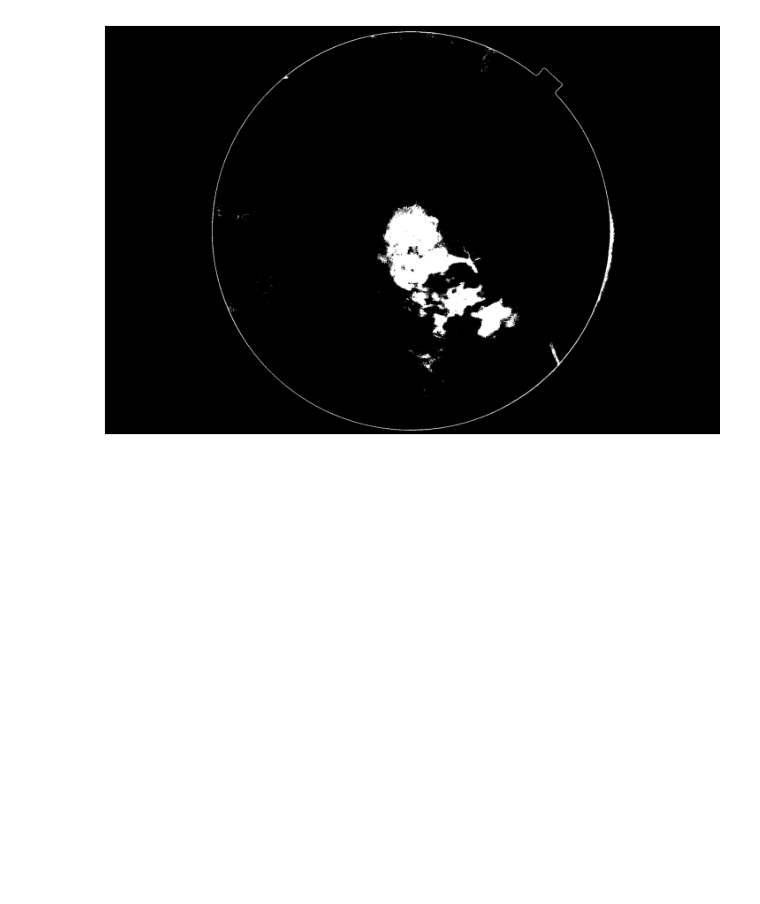
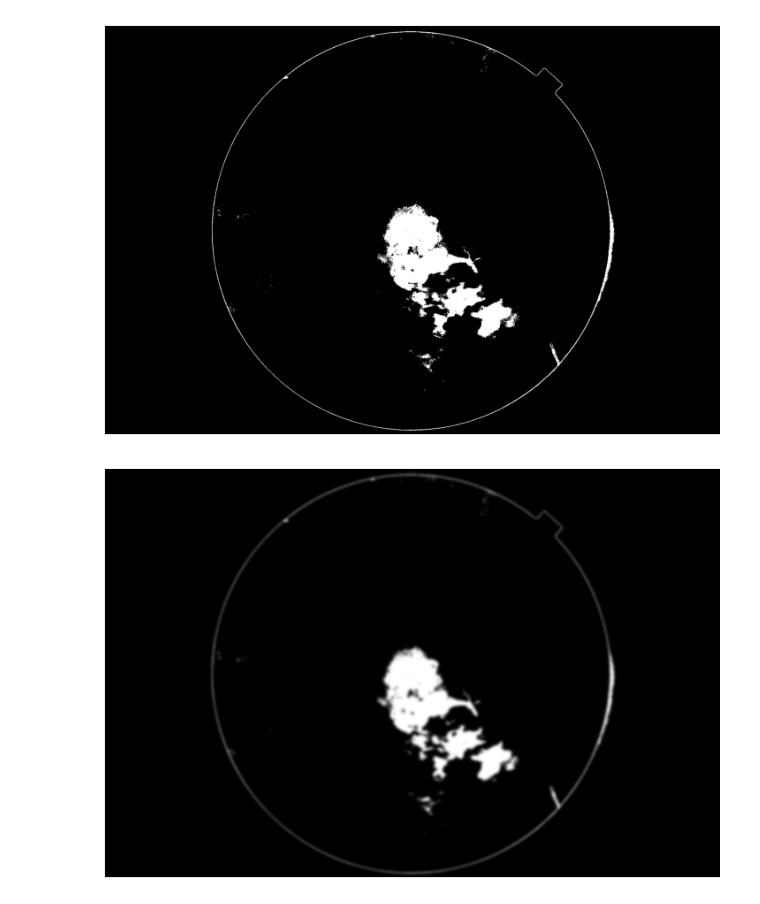
Before and after one commit to Spector3702/RetinalAnalysis, a Jupyter notebook: BRVO/process_brvo.ipynb, the cells around one changed output. Saved outputs shown, nothing was run; the diff lists cells and outputs as text; code cells hidden in the pictures; blank space fills up the shorter version.

```diff
--- a/BRVO/process_brvo.ipynb
+++ b/BRVO/process_brvo.ipynb
@@ -64,4 +64,10 @@ brvo_area_mask = np.bitwise_and(lighter_mask, darker_mask)
 plot_image(brvo_area_mask)
 # %% [output]
 [figure]
+# %%
+brvo_area_mask_uint8 = brvo_area_mask.astype(np.uint8) * 255
+blurred_image = cv2.GaussianBlur(brvo_area_mask_uint8, (27, 27), 0)
+plot_image(blurred_image)
+# %% [output]
+[figure, added]
 # %%
```
Also changed, not shown: parts of 2 cells of this notebook, 2 other files.
